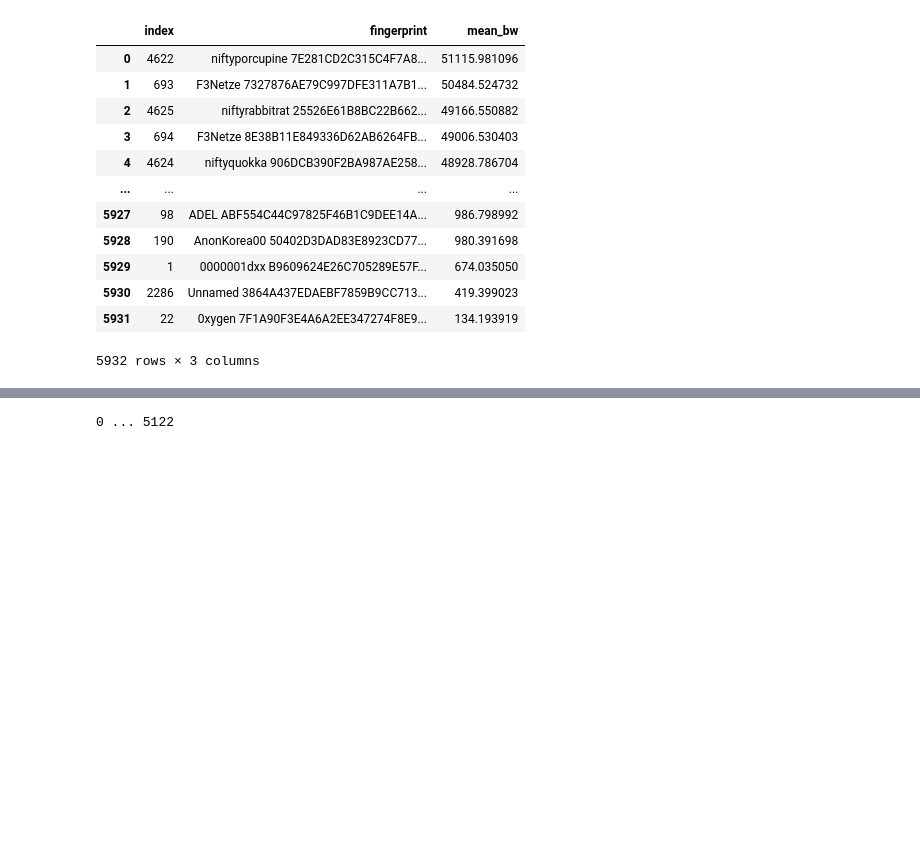
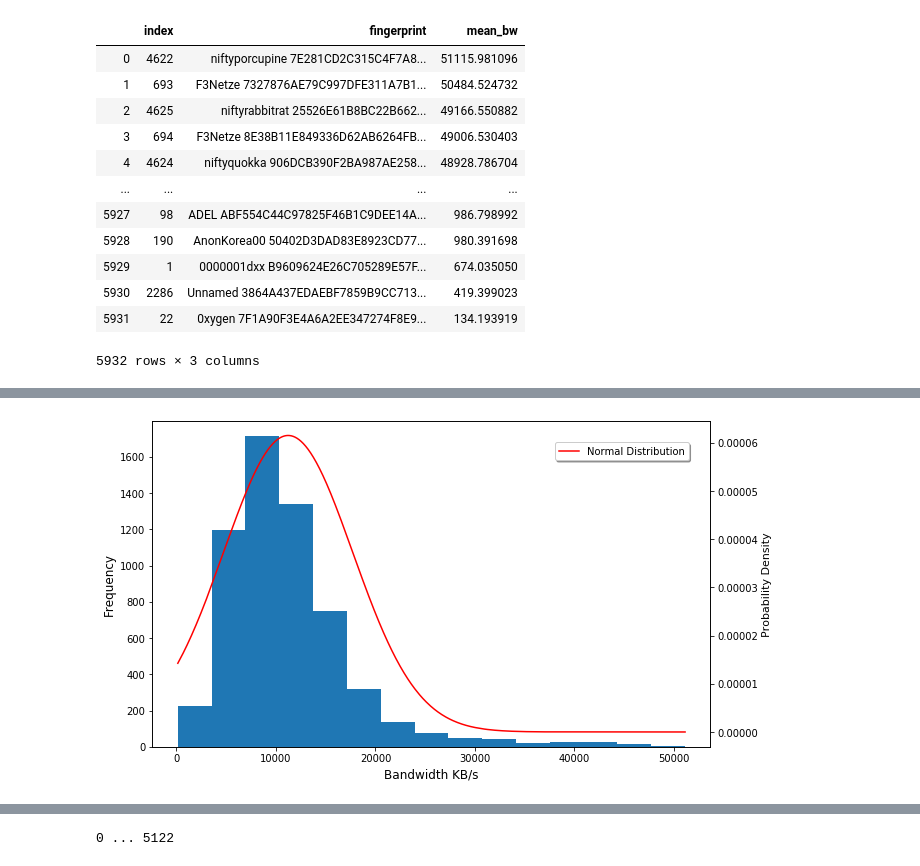
Before and after one commit to axo318/tor-masters-project, a Jupyter notebook: bw_research/choosing_n_relays.ipynb, the cells around one changed output, grey strips where cells are left out. Drawn from its saved outputs; the diff is of its cells as text; code cells hidden in the pictures; blank space fills up the shorter version.

```diff
--- a/bw_research/choosing_n_relays.ipynb
+++ b/bw_research/choosing_n_relays.ipynb
@@ -57,3 +61,22 @@ plt.axis([-50, 6000, 0, 52000])
+# %%
+# Histogram
+bw = df['mean_bw']
+norm_distr = stats.norm.pdf(bw, np.mean(bw), np.std(bw))
+
+fig, axs = plt.subplots(figsize=(10,6))
+axs.hist(bw, density=False, bins=15)
+axs0 = axs.twinx()
+axs0.plot(bw, norm_distr, color='red', label='Normal Distribution')
+
+#axs.set_title('February 2020 mean Tor bandwidth weights distribution', size=16, pad=15)
+axs.set_xlabel('Bandwidth KB/s', size=12)
+axs.set_ylabel('Frequency', size=12)
+axs0.set_ylabel('Probability Density', size=11)
+
+fig.legend(loc='center', bbox_to_anchor=(0.73,0.78), shadow=True)
+plt.savefig('figures/Bandwidth_Distribution_Tor.png')
+# %% [output]
+[figure, added]
 # %%
 # See cumulative weight distribution and drop any relays outside 95% of variance
 cum_weights = [(df['mean_bw'][:i].sum())/df['mean_bw'].sum() for i in range(1,df.shape[0]+1)]
```
Also changed, not shown: parts of 4 cells of this notebook, 13 other files.
